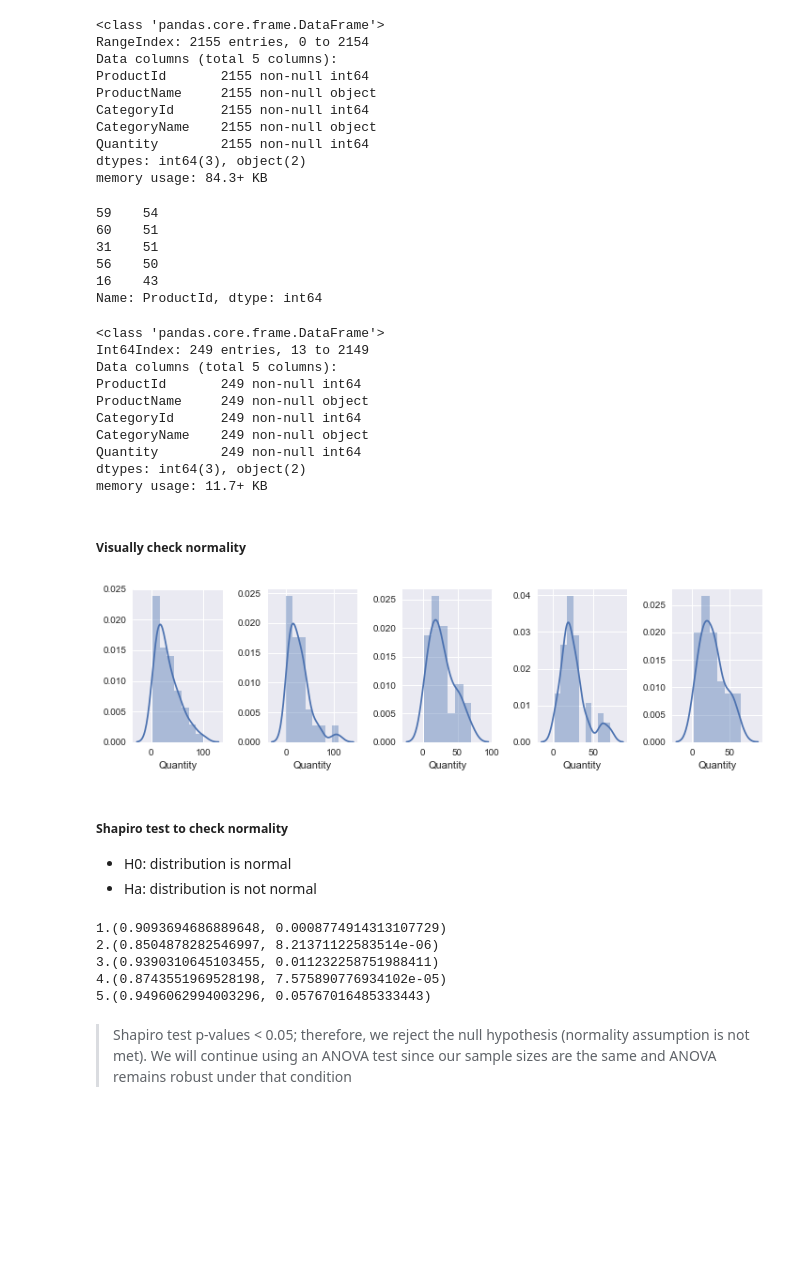
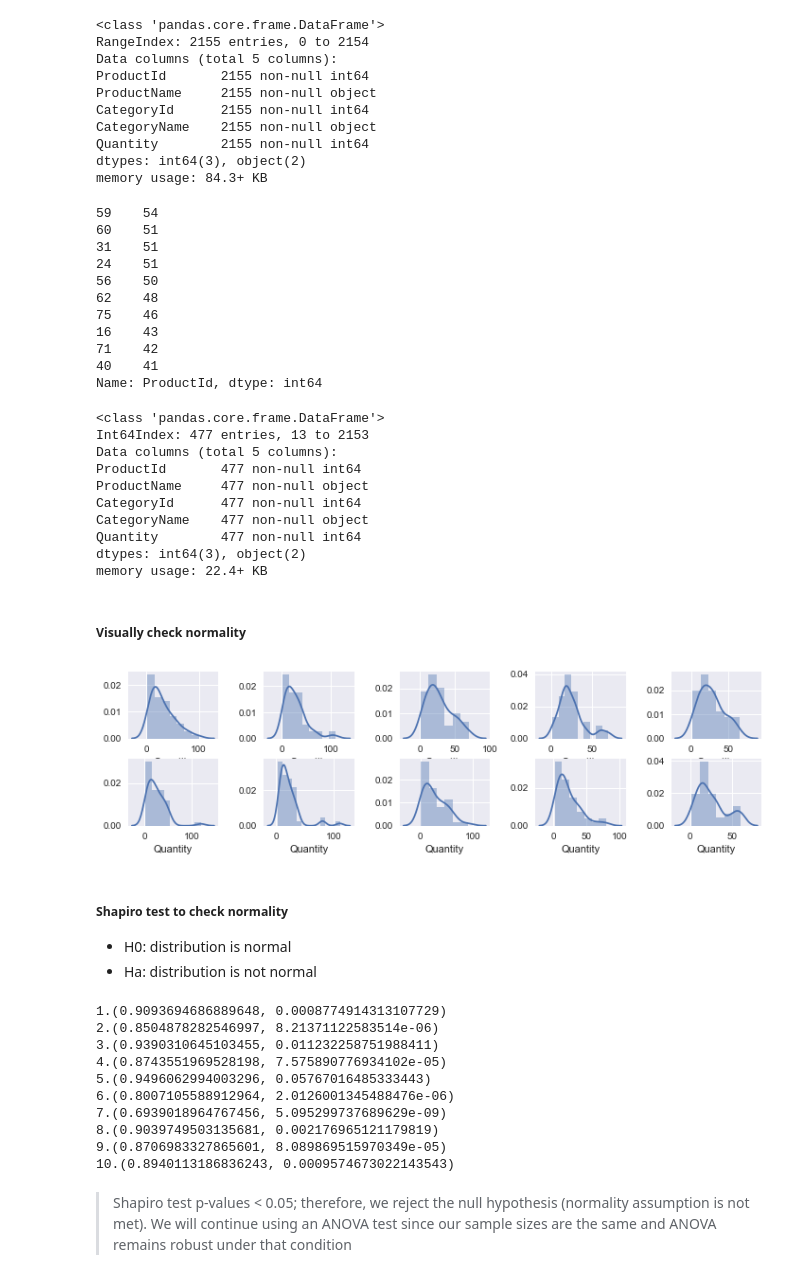
Before and after one commit to Francismorales/dsc-mod-3-project-online-ds-pt-061019, a Jupyter notebook: Project2-Northwind_Hypothesis_Testing.ipynb, the cells around one changed output. Cells and saved outputs as stored; diff of their text form; code cells hidden in the pictures; blank space fills up the shorter version.

```diff
--- a/Project2-Northwind_Hypothesis_Testing.ipynb
+++ b/Project2-Northwind_Hypothesis_Testing.ipynb
@@ -368,0 +431,5 @@ c.fetchall()
+# %%
+sns.set(color_codes=True)
+# sns.set(style="whitegrid")
+plt.figure(figsize=(18,4))
+ax = sns.barplot(x="Customer_Country", y="Employee_Count", hue="Employee_Country", data=dataCountryEmpl)
@@ -369,6 +440,8 @@ c.fetchall()
 # %%
 #Create DataFrame for Hypothesis 2
-data4 = pd.read_sql_query('''SELECT e.Id as 'EmployeeId', e.Country,
+#After visualizing the spread of countries between employees from USA and UK we will analize the difference in sales
+#between employee country
+dataUSUK = pd.read_sql_query('''SELECT e.Id as 'EmployeeId', e.Country,
                             SUM((od.UnitPrice * od.Quantity) - (od.UnitPrice * od.Quantity * od.Discount )) as 'TotalAmount'
                             FROM 'Employee' e
                             JOIN 'Order' o ON e.Id = o.EmployeeId
@@ -391,8 +464,9 @@ USA    5
 UK     4
 Name: Country, dtype: int64
 # %%
-dfUSA = data4.loc[data4['Country'] == 'USA']
-dfUK = data4.loc[data4['Country'] == 'UK']
+#create specific dataframes for each country
+dfUSA = dataUSUK.loc[dataUSUK['Country'] == 'USA']
+dfUK = dataUSUK.loc[dataUSUK['Country'] == 'UK']
 # %% [markdown]
 ##### Histogram to check normality
 # %%
@@ -617,7 +699,7 @@ memory usage: 128.0 bytes
 # %%
 #Will take Quantity of PId60 in orders containing PId71 and orders without PId71
 #This will let us compare if the purchase of PId71 influences the quantity of PId60 purchased
-dfP60vsP71 = pd.read_sql_query('''SELECT od.OrderId, od.ProductId, p.ProductName, p.CategoryId, c.CategoryName,
+dfP60vsP71 = pd.read_sql_query('''SELECT od.OrderId, od.ProductId, p.ProductName, p.CategoryId, c.CategoryName, od.Discount,
                             od.Quantity
                             FROM 'OrderDetail' od
                             JOIN 'Product' p ON p.Id = od.ProductId
@@ -1034,51 +1114,56 @@ Quantity        2155 non-null int64
 dtypes: int64(3), object(2)
 memory usage: 84.3+ KB
 # %%
-#Will keep top 5 best seller product rows
-top5 = (dfBestSeller2['ProductId'] == 60) | (dfBestSeller2['ProductId'] == 59) | (dfBestSeller2['ProductId'] == 31) | (dfBestSeller2['ProductId'] == 56) | (dfBestSeller2['ProductId'] == 16)
+#Will keep top 10 best seller product rows
+top10 = (dfBestSeller2['ProductId'] == 60) | (dfBestSeller2['ProductId'] == 59) | (dfBestSeller2['ProductId'] == 31) | (dfBestSeller2['ProductId'] == 56) | (dfBestSeller2['ProductId'] == 16) | (dfBestSeller2['ProductId'] == 75) | (dfBestSeller2['ProductId'] == 24) | (dfBestSeller2['ProductId'] == 40) | (dfBestSeller2['ProductId'] == 62) | (dfBestSeller2['ProductId'] == 71)
 
-dftop5 = dfBestSeller2.loc[top5]
-dftop5['ProductId'].value_counts()
+dftop10 = dfBestSeller2.loc[top10]
+dftop10['ProductId'].value_counts()
 # %% [output]
 59    54
 60    51
 31    51
+24    51
 56    50
+62    48
+75    46
 16    43
+71    42
+40    41
 Name: ProductId, dtype: int64
 # %%
-dftop5.info()
+dftop10.info()
 # %% [output]
 <class 'pandas.core.frame.DataFrame'>
-Int64Index: 249 entries, 13 to 2149
+Int64Index: 477 entries, 13 to 2153
 Data columns (total 5 columns):
-ProductId       249 non-null int64
-ProductName     249 non-null object
-CategoryId      249 non-null int64
-CategoryName    249 non-null object
-Quantity        249 non-null int64
+ProductId       477 non-null int64
+ProductName     477 non-null object
+CategoryId      477 non-null int64
+CategoryName    477 non-null object
+Quantity        477 non-null int64
 dtypes: int64(3), object(2)
-memory usage: 11.7+ KB
+memory usage: 22.4+ KB
 # %% [markdown]
 ##### Visually check normality
 # %%
-PIds = [60, 59, 31, 56, 16]
+PIds = [60, 59, 31, 56, 16, 75, 24, 40, 62, 71]
 
-fig, axes = plt.subplots(1,5, figsize=(12, 3))
+fig, axes = plt.subplots(2,5, figsize=(12, 3))
 plt.subplots_adjust(hspace = 0.3, wspace = 0.5)
 
 for i, ax in zip(PIds, axes.flat):
     df = dfBestSeller2.loc[dfBestSeller2['ProductId'] == i]['Quantity']
     sns.distplot(df, ax=ax)
 plt.show()
 # %% [output]
-[figure, old version]
+[figure, new version]
 # %% [markdown]
 ##### Shapiro test to check normality
 - H0: distribution is normal
 - Ha: distribution is not normal
 # %%
-PIds = [60, 59, 31, 56, 16]
+PIds = [60, 59, 31, 56, 16, 75, 24, 40, 62, 71]
 for i, value in enumerate(PIds):
     df = dfBestSeller2.loc[dfBestSeller2['ProductId'] == value]['Quantity']
     print('{}.{}'.format(i+1,scs.shapiro(df)))
@@ -1088,6 +1173,11 @@ for i, value in enumerate(PIds):
 3.(0.9390310645103455, 0.011232258751988411)
 4.(0.8743551969528198, 7.575890776934102e-05)
 5.(0.9496062994003296, 0.05767016485333443)
+6.(0.8007105588912964, 2.0126001345488476e-06)
+7.(0.6939018964767456, 5.095299737689629e-09)
+8.(0.9039749503135681, 0.002176965121179819)
+9.(0.8706983327865601, 8.089869515970349e-05)
+10.(0.8940113186836243, 0.0009574673022143543)
 # %% [markdown]
 > Shapiro test p-values < 0.05; therefore, we reject the null hypothesis (normality assumption is not met).
 We will continue using an ANOVA test since our sample sizes are the same and ANOVA remains robust under that condition
```
Also changed, not shown: parts of 28 cells of this notebook.
